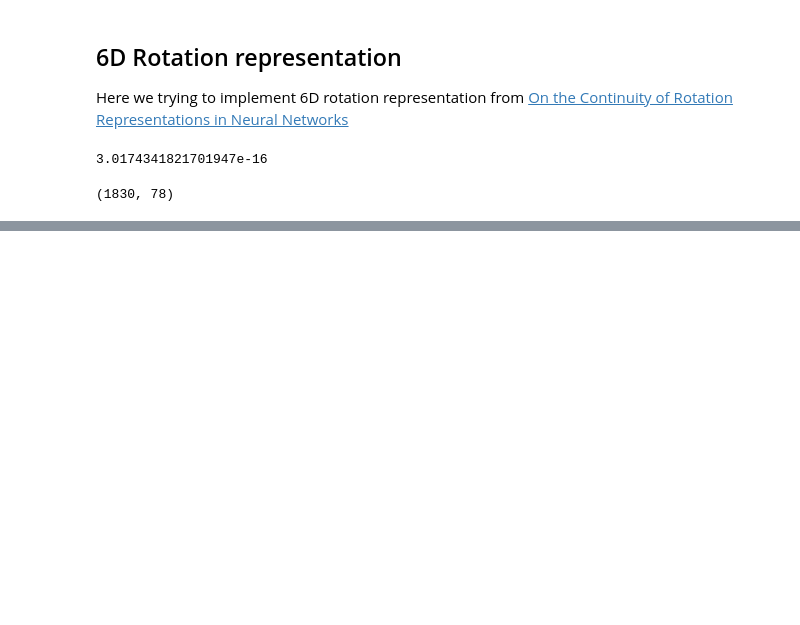
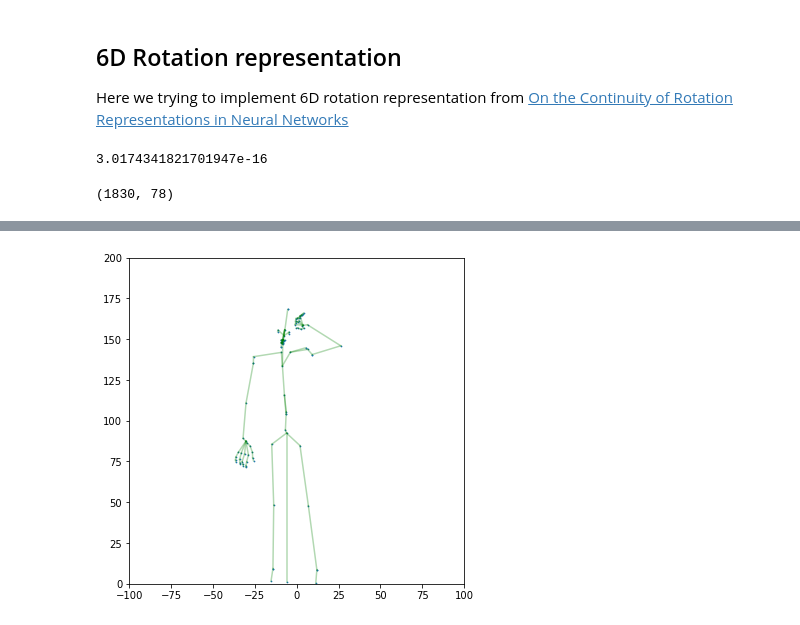
Before and after one commit to FineMotion/GENEA_2023, a Jupyter notebook: PAE.ipynb, the cells around one changed output, grey strips where cells are left out. Saved outputs shown, nothing was run; the diff lists cells and outputs as text; code cells hidden in the pictures; blank space fills up the shorter version.

```diff
--- a/PAE.ipynb
+++ b/PAE.ipynb
@@ -464,0 +468,13 @@ plt.plot(sample[:300, 0])
+# %%
+sample_velocities_path = 'data/pos/val_vel/val_2023_v0_000_main-agent.npy'
+sample_positions_path = 'data/pos/val/val_2023_v0_000_main-agent.npy'
+sample_mocap = bvh_parser.parse('./data/val/main-agent/bvh/val_2023_v0_000_main-agent.bvh')
+sample_velocities = np.load(sample_velocities_path)
+sample_positions = np.load(sample_positions_path)
+# %%
+edges = extract_edges(sample_mocap)
+initial_pose = get_pose(sample_mocap, 500)
+fig = skeleton_pose2d(initial_pose, edges)
+fig.canvas.draw()
+# %% [output]
+[figure, added]
```
Also changed, not shown: parts of 31 cells of this notebook, 2 other files.
